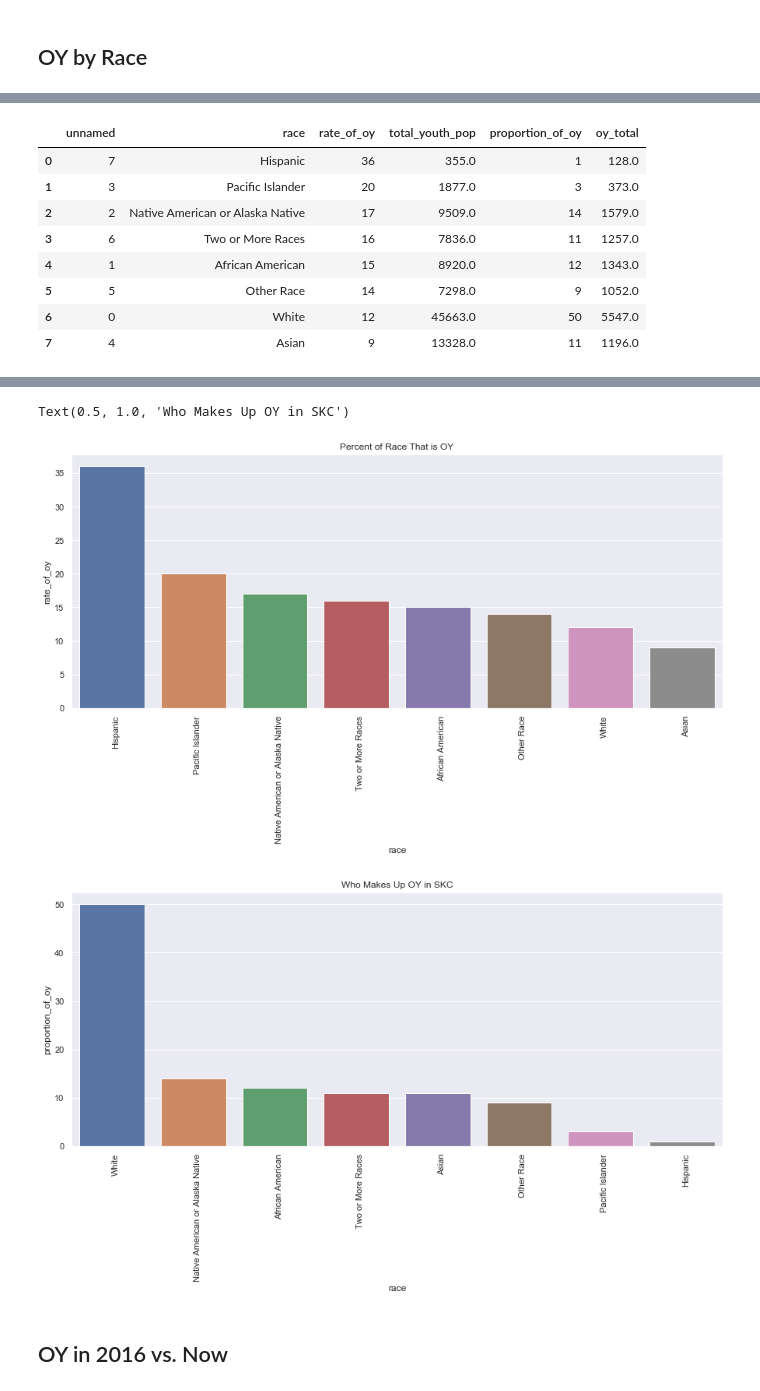
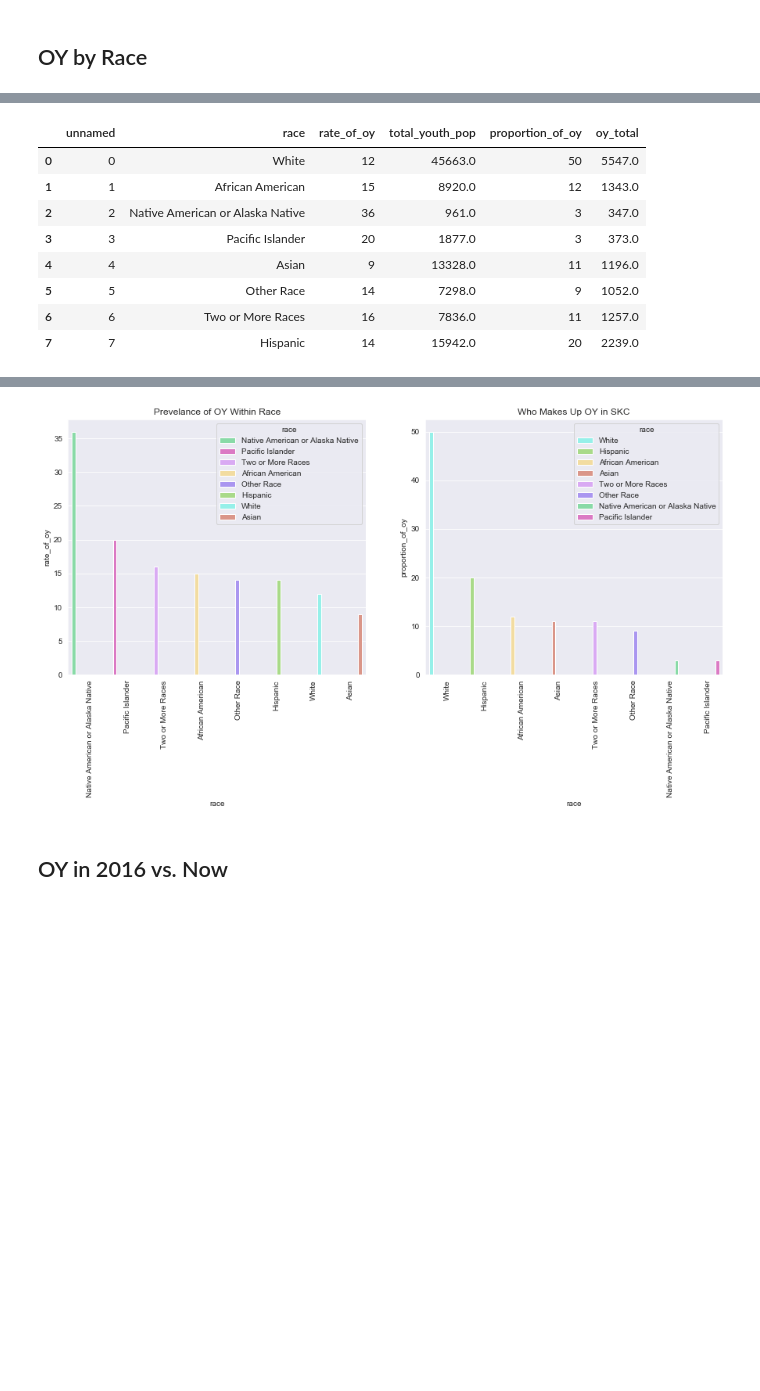
Before and after one commit to sam-thurman/dsc-mod-1-project-seattle-ds, a Jupyter notebook: notebooks/exploratory/02_samt_exploratory.ipynb, the cells around one changed output, grey strips where cells are left out. Saved outputs shown, nothing was run; the diff lists cells and outputs as text; code cells hidden in the pictures; blank space fills up the shorter version.

```diff
--- a/notebooks/exploratory/02_samt_exploratory.ipynb
+++ b/notebooks/exploratory/02_samt_exploratory.ipynb
@@ -367,26 +370,26 @@ README.md
 # %%
-# racial_df = pd.read_csv('racial_data.csv')
+racial_df = pd.read_csv('racial_data.csv')
 racial_df.columns = ['unnamed', 'race',  'rate_of_oy', 'total_youth_pop',  'proportion_of_oy', 'oy_total']
 racial_df
 # %% [output]
 |  | unnamed | race | rate_of_oy | total_youth_pop | proportion_of_oy | oy_total |
-| 0 | 7 | Hispanic | 36 | 355.0 | 1 | 128.0 |
-| 1 | 3 | Pacific Islander | 20 | 1877.0 | 3 | 373.0 |
-| 2 | 2 | Native American or Alaska Native | 17 | 9509.0 | 14 | 1579.0 |
-| 3 | 6 | Two or More Races | 16 | 7836.0 | 11 | 1257.0 |
-| 4 | 1 | African American | 15 | 8920.0 | 12 | 1343.0 |
+| 0 | 0 | White | 12 | 45663.0 | 50 | 5547.0 |
+| 1 | 1 | African American | 15 | 8920.0 | 12 | 1343.0 |
+| 2 | 2 | Native American or Alaska Native | 36 | 961.0 | 3 | 347.0 |
+| 3 | 3 | Pacific Islander | 20 | 1877.0 | 3 | 373.0 |
+| 4 | 4 | Asian | 9 | 13328.0 | 11 | 1196.0 |
 | 5 | 5 | Other Race | 14 | 7298.0 | 9 | 1052.0 |
-| 6 | 0 | White | 12 | 45663.0 | 50 | 5547.0 |
-| 7 | 4 | Asian | 9 | 13328.0 | 11 | 1196.0 |
+| 6 | 6 | Two or More Races | 16 | 7836.0 | 11 | 1257.0 |
+| 7 | 7 | Hispanic | 14 | 15942.0 | 20 | 2239.0 |
 # %%
-fig, ax = plt.subplots(figsize=(15,6))
-sns.barplot(data=racial_df, x='race', y='rate_of_oy')
-ax.set_xticklabels(labels=racial_df['race'], rotation=90, ha='left')
-ax.set_title('Percent of Race That is OY')
-fig, ax = plt.subplots(figsize=(15,6))
+fig, ax = plt.subplots(1,2,figsize=(15,6))
+race_palette = {'White':'#87FFF6', 'Hispanic':'#A6E87B', 'African American':'#FFE294', 'Asian':'#E88D7B', 'Two or More Races':'#DD9EFF', 'Other Race':'#A187FF', 'Native American or Alaska Native':'#7BE8A3', 'Pacific Islander':'#EB6ACC'}
+
+sns.barplot(data=racial_df.sort_values('rate_of_oy', ascending=False), x='race', y='rate_of_oy', hue='race', ax=ax[0], palette=race_palette)
+ax[0].set_xticklabels(labels=racial_df.sort_values('rate_of_oy', ascending=False)['race'], rotation=90, ha='left')
+ax[0].set_title('Prevelance of OY Within Race')
 racial_df_sort_prop_oy = racial_df.sort_values('proportion_of_oy', ascending=False)
-print(racial_df_sort_prop_oy)
-sns.barplot(data=racial_df_sort_prop_oy, x='race', y='proportion_of_oy')
-ax.set_xticklabels(labels=racial_df_sort_prop_oy['race'], rotation=90, ha='left')
-ax.set_title('Who Makes Up OY in SKC')
+sns.barplot(data=racial_df_sort_prop_oy, x='race', y='proportion_of_oy', hue='race', ax=ax[1], palette=race_palette)
+ax[1].set_xticklabels(labels=racial_df_sort_prop_oy['race'], rotation=90, ha='left')
+ax[1].set_title('Who Makes Up OY in SKC')
 # %% [output]
@@ -412,6 +397,4 @@ ax.set_title('Who Makes Up OY in SKC')
-Text(0.5, 1.0, 'Who Makes Up OY in SKC')
-[figure, old version]
+[figure, new version]
-[figure, removed]
 # %% [markdown]
 ## OY in 2016 vs. Now
 # %%
```
Also changed, not shown: parts of 12 cells of this notebook, 2 other files.
